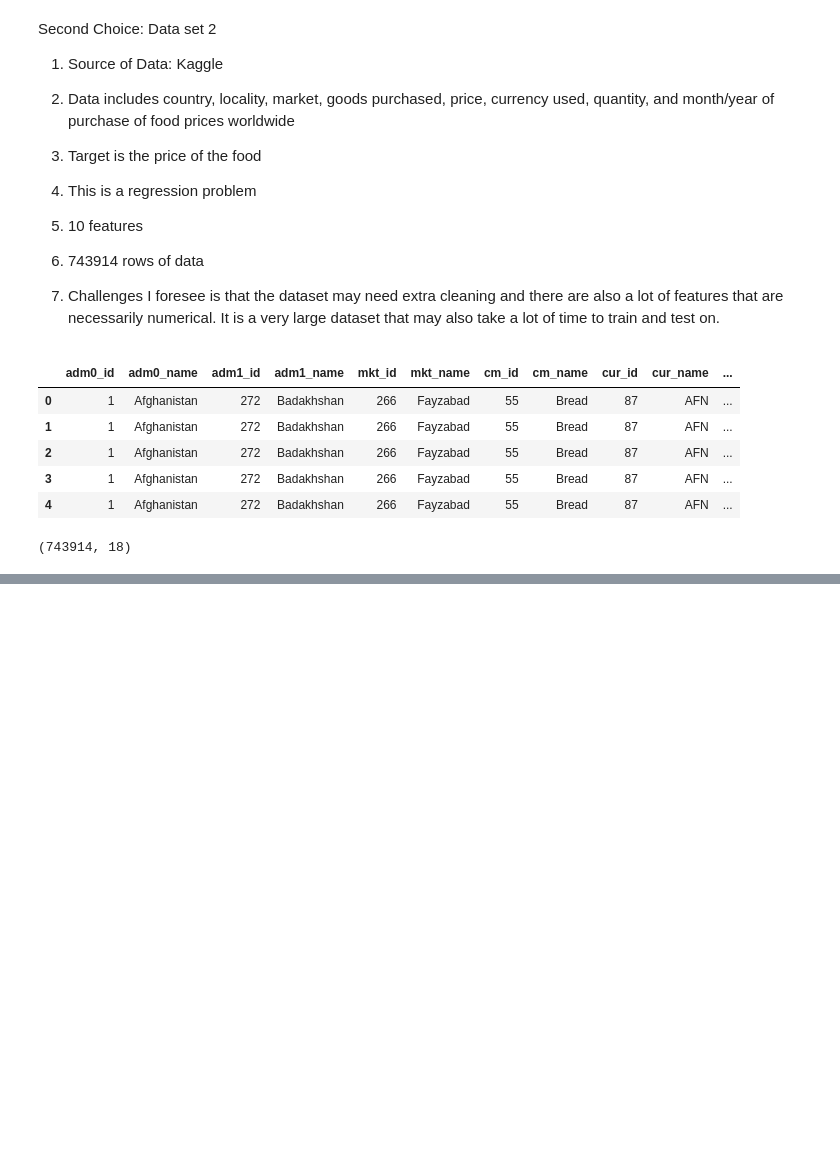
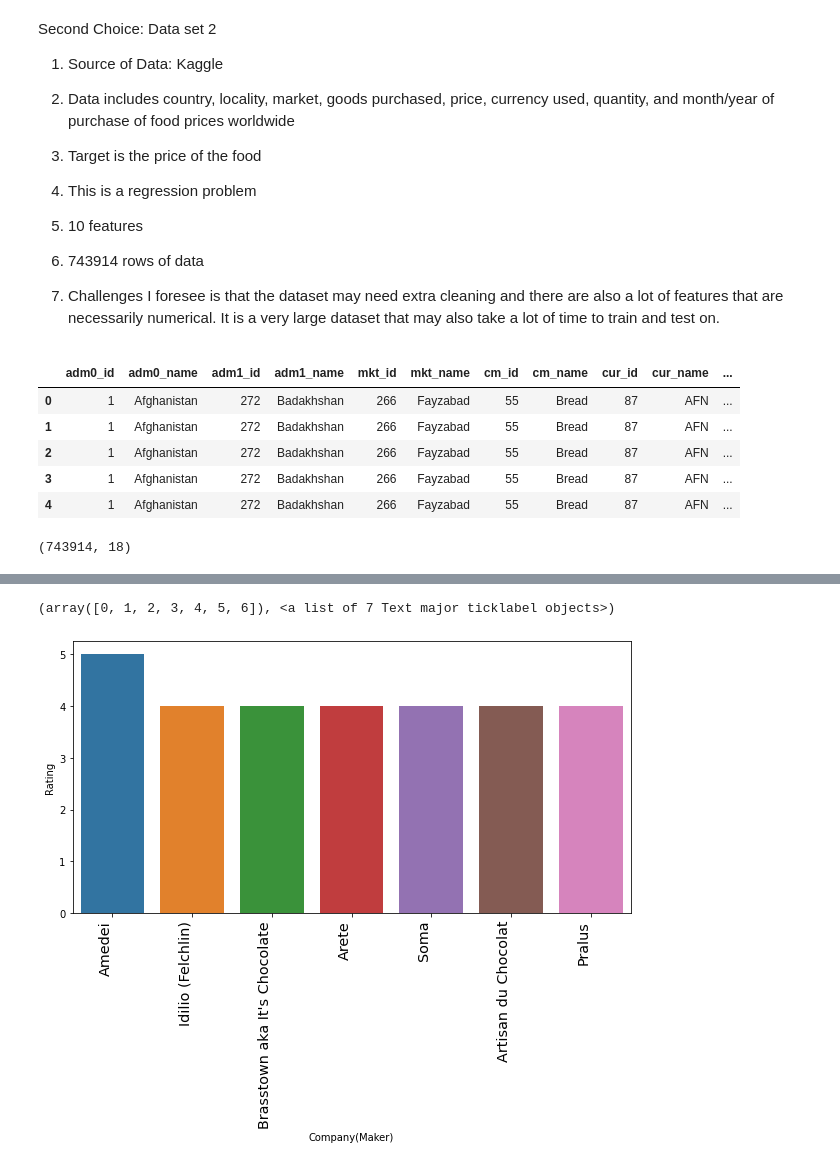
Before and after one commit to thinkinchicken/Project-2, a Jupyter notebook: Project_2.ipynb, the cells around one changed output, grey strips where cells are left out. Cells and saved outputs as stored; diff of their text form; code cells hidden in the pictures; blank space fills up the shorter version.

```diff
--- a/Project_2.ipynb
+++ b/Project_2.ipynb
@@ -77,0 +359,20 @@ df2.shape
+# %%
+#Sorting the top rated bars to plot
+df = df.sort_values(by = ['Rating'],ascending = False)
+# %%
+#Getting the top 10 rated bars
+top_10 = df[:10]
+# %%
+#Plotting the top 10 bars by Company
+
+plt.figure(figsize=(10,5))
+plot = sns.barplot(top_10['Company(Maker)'], top_10['Rating'])
+plt.xticks(
+    rotation=90,
+    horizontalalignment='right',
+    fontweight='light',
+    fontsize='x-large'
+)
+# %% [output]
+(array([0, 1, 2, 3, 4, 5, 6]), <a list of 7 Text major ticklabel objects>)
+[figure, added]
```
Also changed, not shown: parts of 35 cells of this notebook.
